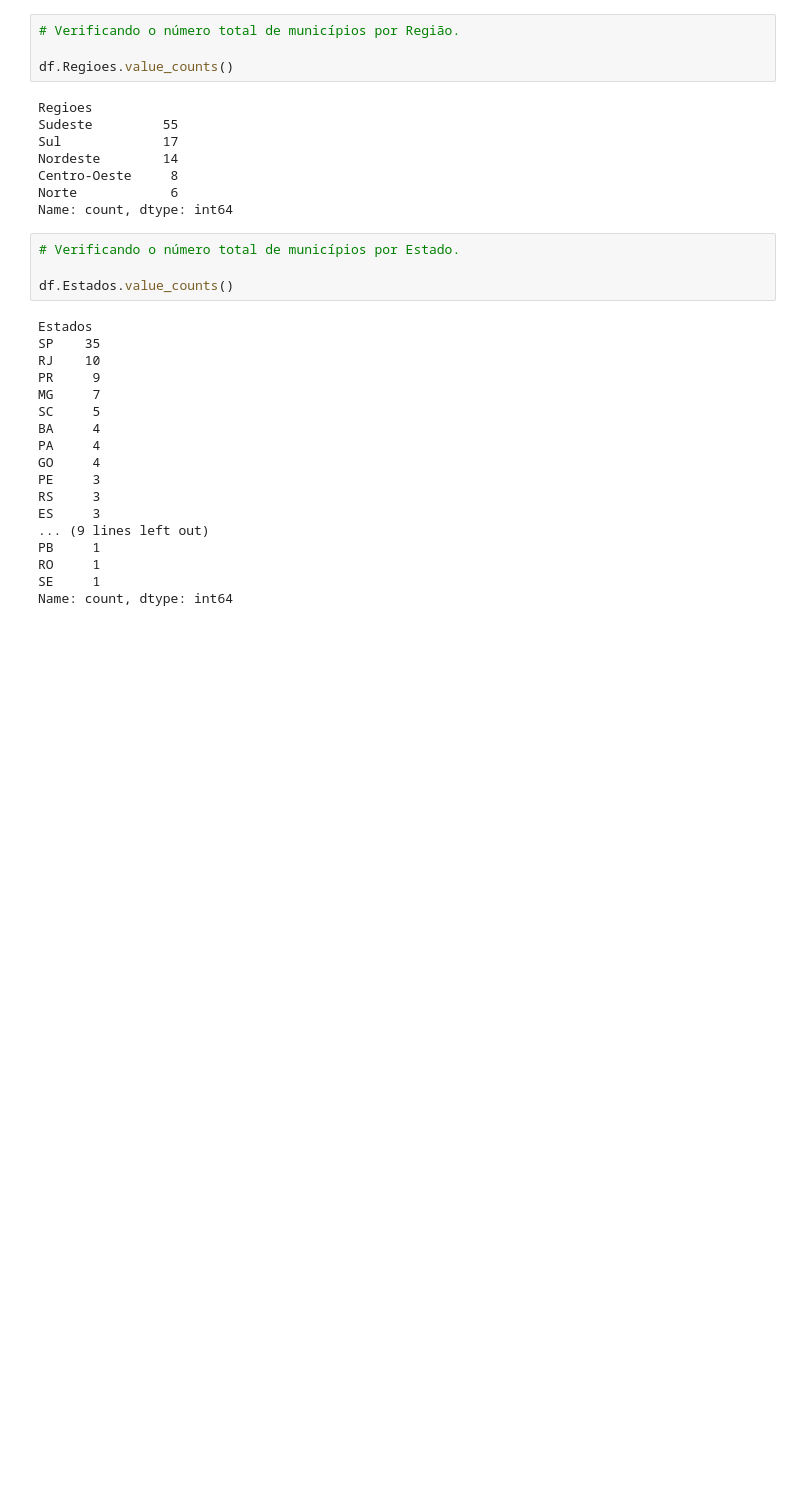
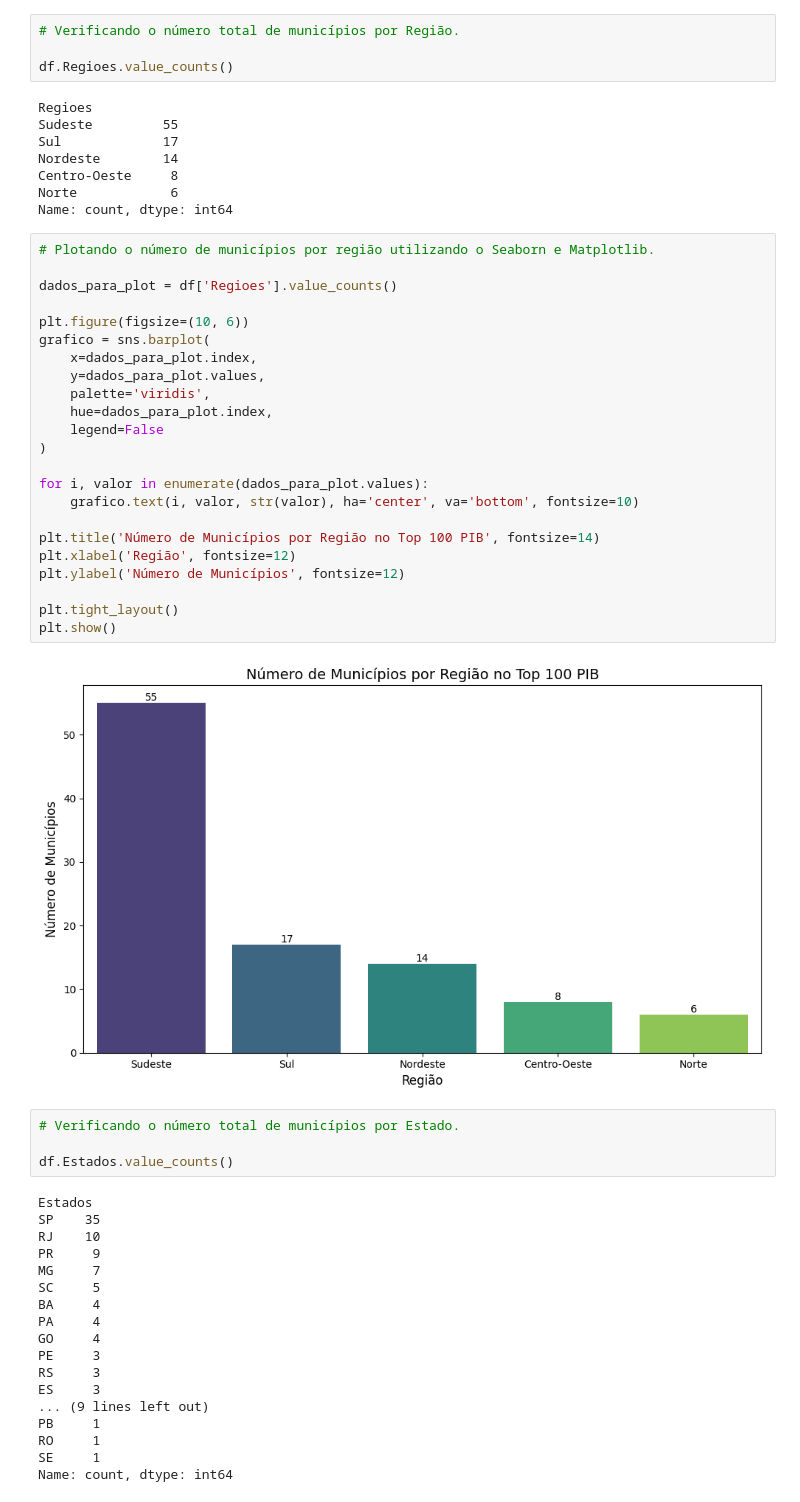
Before and after one commit to RenanVanbasten/EDA-PIB-Municipios-Brasil, a Jupyter notebook: notebooks/eda_pib_municipios.ipynb, the cells around one changed output. Cells and saved outputs as stored; diff of their text form; blank space fills up the shorter version.

Commit message:
feat(eda): Generate initial data visualizations for regional and state distribution

```diff
--- a/notebooks/eda_pib_municipios.ipynb
+++ b/notebooks/eda_pib_municipios.ipynb
@@ -151,6 +153,31 @@ Nordeste        14
 Centro-Oeste     8
 Norte            6
 Name: count, dtype: int64
+# %%
+# Plotando o número de municípios por região utilizando o Seaborn e Matplotlib.
+
+dados_para_plot = df['Regioes'].value_counts()
+
+plt.figure(figsize=(10, 6))
+grafico = sns.barplot(
+    x=dados_para_plot.index,
+    y=dados_para_plot.values,
+    palette='viridis',
+    hue=dados_para_plot.index,
+    legend=False
+)
+
+for i, valor in enumerate(dados_para_plot.values):
+    grafico.text(i, valor, str(valor), ha='center', va='bottom', fontsize=10)
+
+plt.title('Número de Municípios por Região no Top 100 PIB', fontsize=14)
+plt.xlabel('Região', fontsize=12)
+plt.ylabel('Número de Municípios', fontsize=12)
+
+plt.tight_layout()
+plt.show()
+# %% [output]
+[figure, added]
 # %%
 # Verificando o número total de municípios por Estado.
 
```
Also changed, not shown: parts of 8 cells of this notebook.
